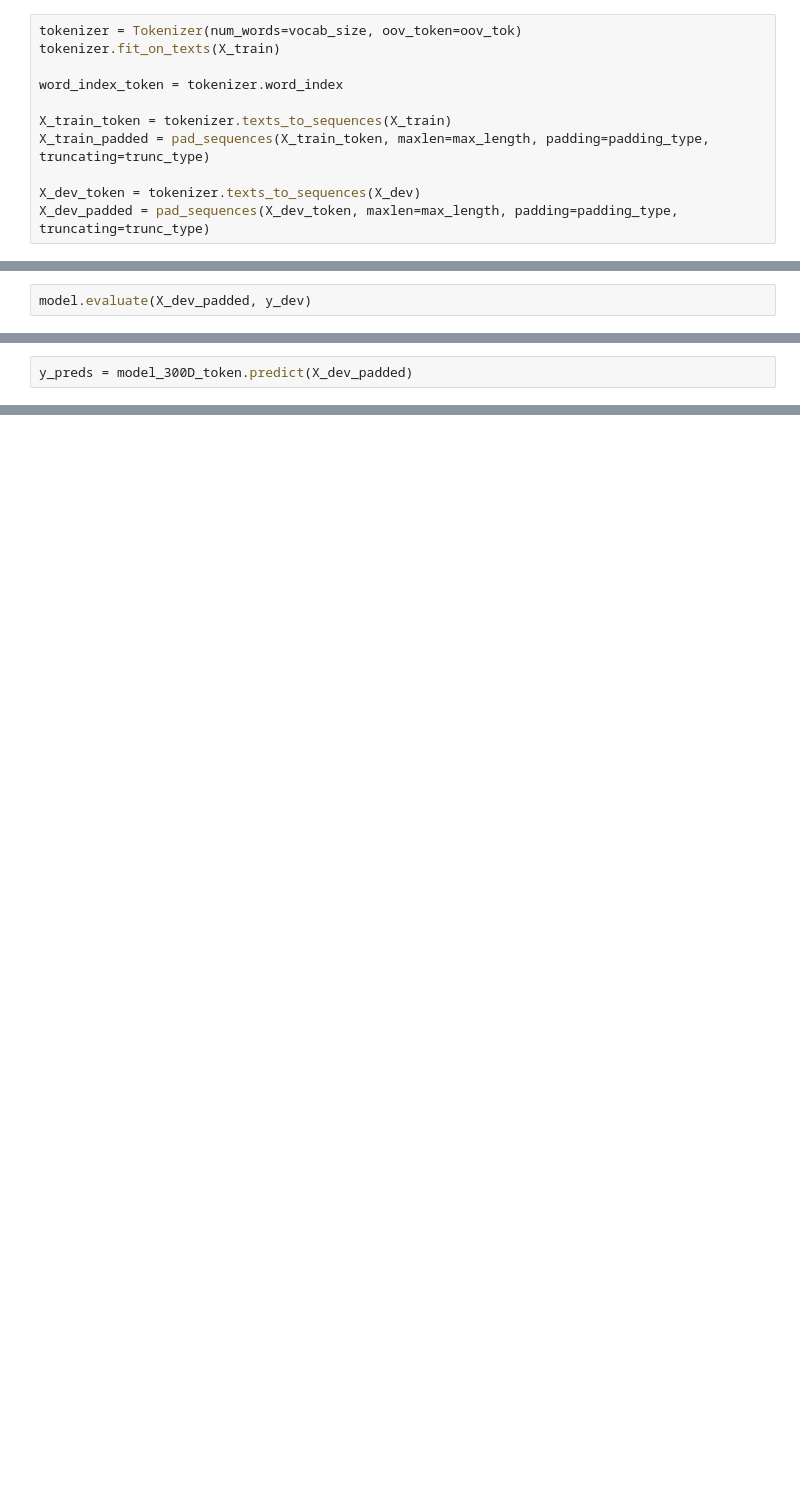
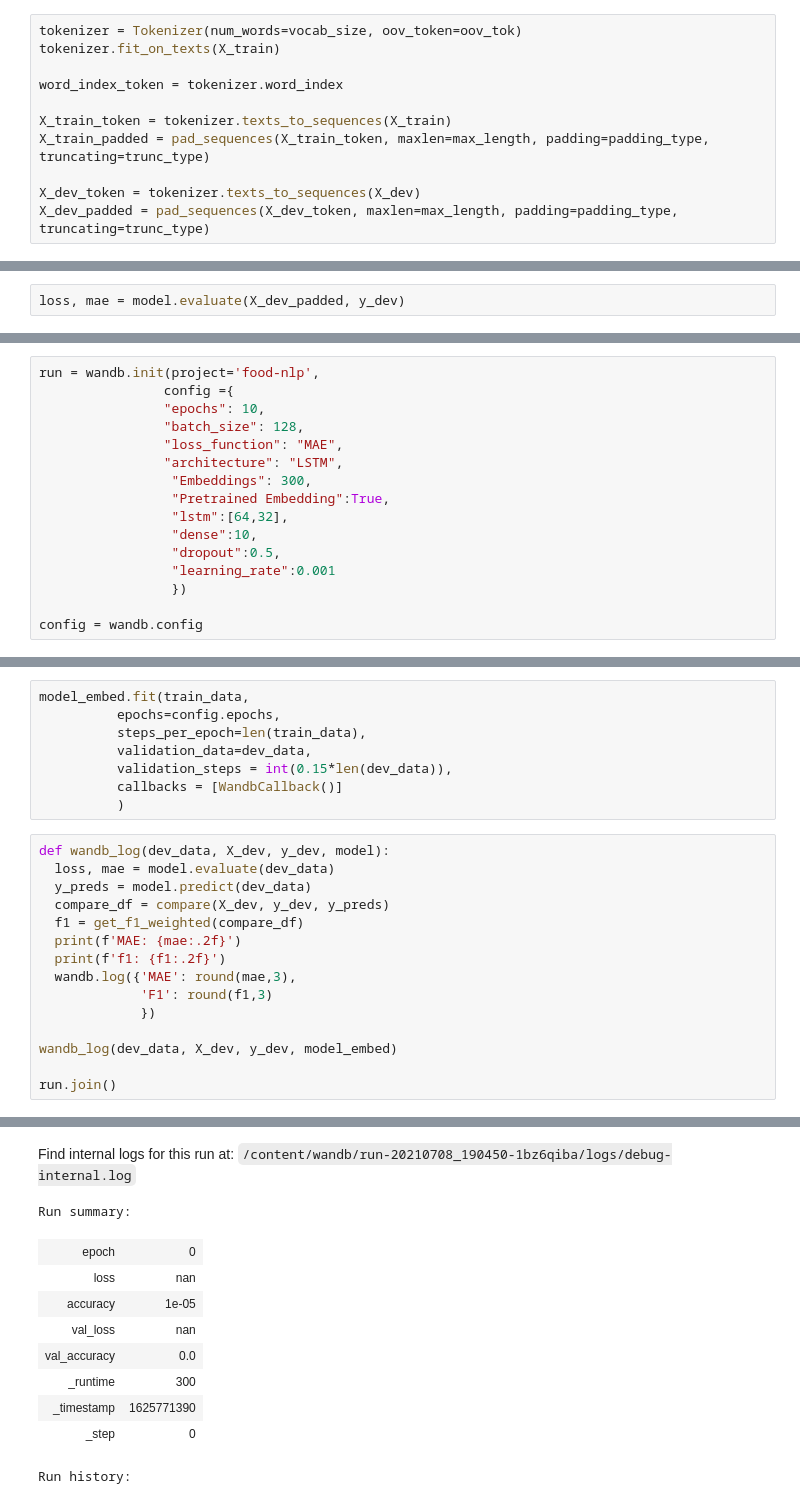
Before and after one commit to jacobh310/food_nlp, a Jupyter notebook: data_cleaning_exploration_model_building/Model Building.ipynb, the cells around one changed output, grey strips where cells are left out. Drawn from its saved outputs; the diff is of its cells as text; blank space fills up the shorter version.

```diff
--- a/data_cleaning_exploration_model_building/Model Building.ipynb
+++ b/data_cleaning_exploration_model_building/Model Building.ipynb
@@ -119,3 +378,3 @@ model.fit(X_train_padded, y_train, batch_size=128, epochs=30, validation_data=(X
 # %%
-model.evaluate(X_dev_padded, y_dev)
+loss, mae = model.evaluate(X_dev_padded, y_dev)
 # %% [output]
@@ -484,2 +411,0 @@ Epoch 60/60
-# %%
-y_preds = model_300D_token.predict(X_dev_padded)
@@ -514,0 +444,16 @@ weighted avg       0.58      0.60      0.59      8113
+# %%
+run = wandb.init(project='food-nlp',
+                config ={
+                "epochs": 10,
+                "batch_size": 128,
+                "loss_function": "MAE",
+                "architecture": "LSTM",
+                 "Embeddings": 300,
+                 "Pretrained Embedding":True,
+                 "lstm":[64,32],
+                 "dense":10,
+                 "dropout":0.5,
+                 "learning_rate":0.001
+                 })
+
+config = wandb.config
@@ -514,0 +513,24 @@ weighted avg       0.58      0.60      0.59      8113
+# %%
+model_embed.fit(train_data,
+          epochs=config.epochs,
+          steps_per_epoch=len(train_data),
+          validation_data=dev_data,
+          validation_steps = int(0.15*len(dev_data)),
+          callbacks = [WandbCallback()]
+          )
+# %%
+def wandb_log(dev_data, X_dev, y_dev, model):
+  loss, mae = model.evaluate(dev_data)
+  y_preds = model.predict(dev_data)
+  compare_df = compare(X_dev, y_dev, y_preds)
+  f1 = get_f1_weighted(compare_df)
+  print(f'MAE: {mae:.2f}')
+  print(f'f1: {f1:.2f}')
+  wandb.log({'MAE': round(mae,3),
+             'F1': round(f1,3)
+             })
+
+wandb_log(dev_data, X_dev, y_dev, model_embed)
+
+run.join()
+# %% [output]
@@ -514,0 +540,11 @@ weighted avg       0.58      0.60      0.59      8113
+Find internal logs for this run at: /content/wandb/run-20210708_190450-1bz6qiba/logs/debug-internal.log
+Run summary:
+| epoch | 0 |
+| loss | nan |
+| accuracy | 1e-05 |
+| val_loss | nan |
+| val_accuracy | 0.0 |
+| _runtime | 300 |
+| _timestamp | 1625771390 |
+| _step | 0 |
+Run history:
```
Also changed, not shown: parts of 95 cells of this notebook, 6 other files.
